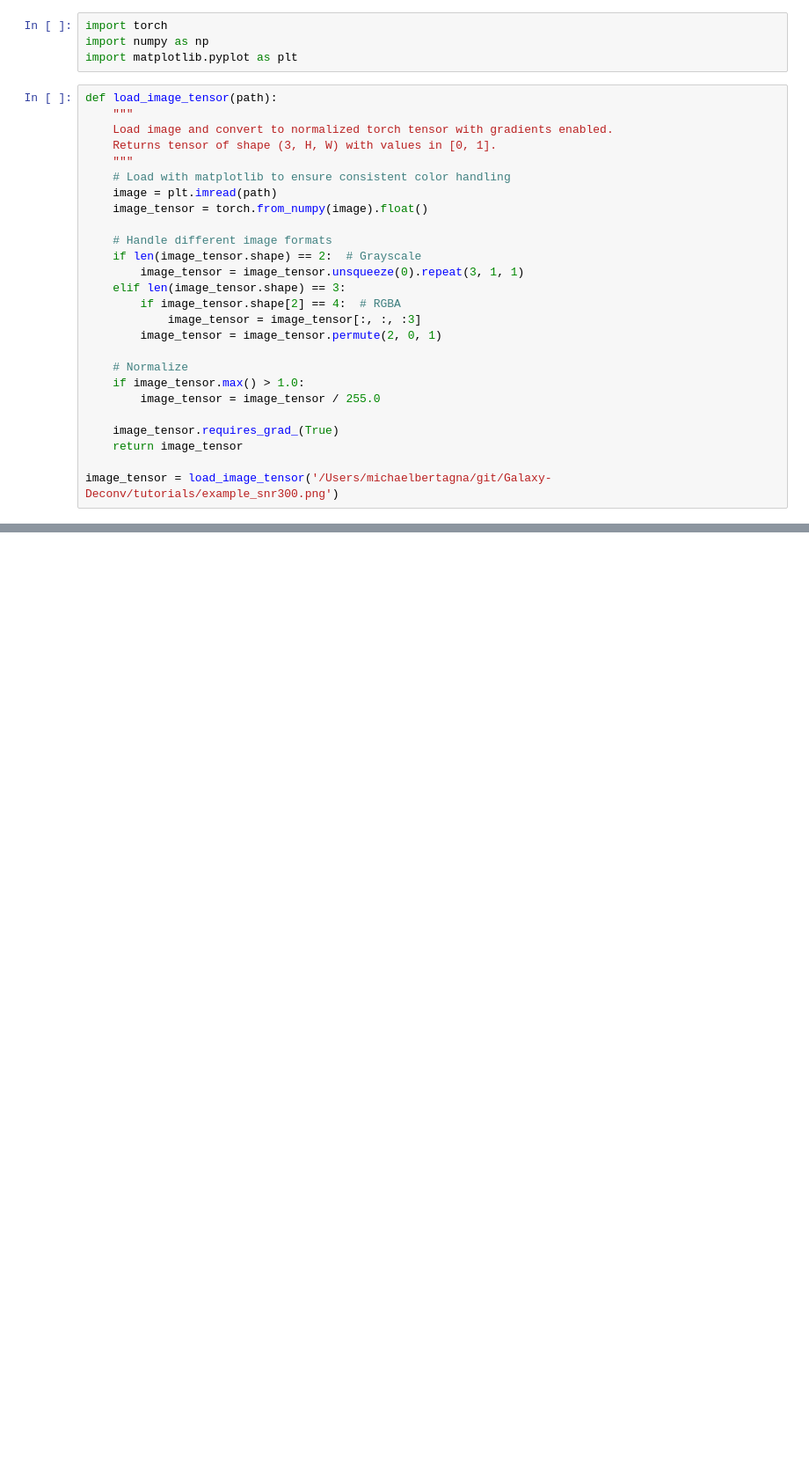
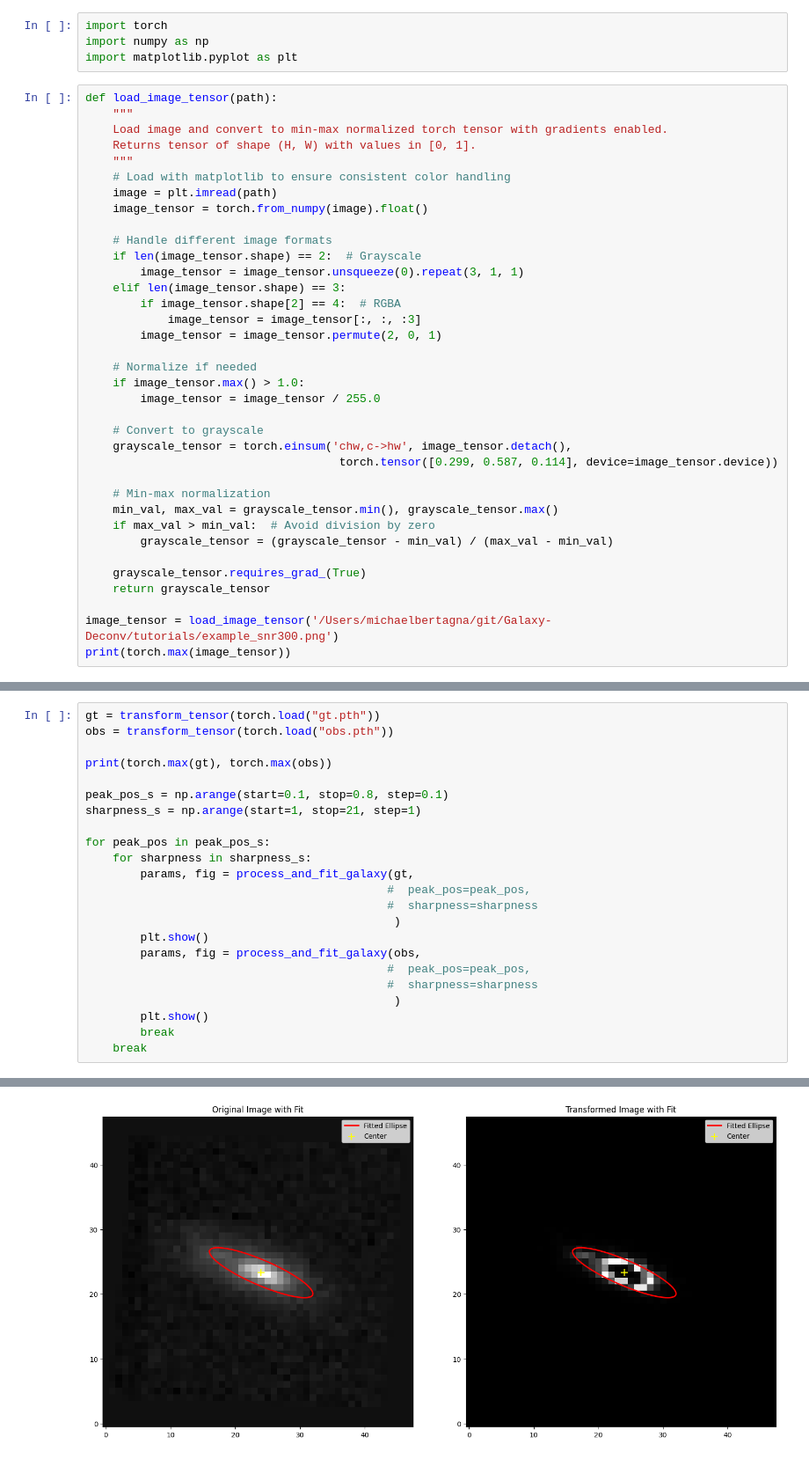
Before and after one commit to mbertagna/Galaxy-Deconv, a Jupyter notebook: tutorials/differentiable_ellipse_fit.ipynb, the cells around one changed output, grey strips where cells are left out. Shown at 88% size. Drawn from its saved outputs; the diff is of its cells as text; blank space fills up the shorter version.

```diff
--- a/tutorials/differentiable_ellipse_fit.ipynb
+++ b/tutorials/differentiable_ellipse_fit.ipynb
@@ -5,8 +5,8 @@ import matplotlib.pyplot as plt
 # %%
 def load_image_tensor(path):
     """
-    Load image and convert to normalized torch tensor with gradients enabled.
-    Returns tensor of shape (3, H, W) with values in [0, 1].
+    Load image and convert to min-max normalized torch tensor with gradients enabled.
+    Returns tensor of shape (H, W) with values in [0, 1].
     """
     # Load with matplotlib to ensure consistent color handling
     image = plt.imread(path)
@@ -20,11 +20,21 @@ def load_image_tensor(path):
             image_tensor = image_tensor[:, :, :3]
         image_tensor = image_tensor.permute(2, 0, 1)
 
-    # Normalize
+    # Normalize if needed
     if image_tensor.max() > 1.0:
         image_tensor = image_tensor / 255.0
 
-    image_tensor.requires_grad_(True)
-    return image_tensor
+    # Convert to grayscale
+    grayscale_tensor = torch.einsum('chw,c->hw', image_tensor.detach(),
+                                     torch.tensor([0.299, 0.587, 0.114], device=image_tensor.device))
+
+    # Min-max normalization
+    min_val, max_val = grayscale_tensor.min(), grayscale_tensor.max()
+    if max_val > min_val:  # Avoid division by zero
+        grayscale_tensor = (grayscale_tensor - min_val) / (max_val - min_val)
+
+    grayscale_tensor.requires_grad_(True)
+    return grayscale_tensor
 
 image_tensor = load_image_tensor('/Users/michaelbertagna/git/Galaxy-Deconv/tutorials/example_snr300.png')
+print(torch.max(image_tensor))
@@ -274,0 +308,24 @@ tensor([[ 2.0156e-09, -3.3836e-08, -9.5646e-07,  ..., -1.6189e-05,
+# %%
+gt = transform_tensor(torch.load("gt.pth"))
+obs = transform_tensor(torch.load("obs.pth"))
+
+print(torch.max(gt), torch.max(obs))
+
+peak_pos_s = np.arange(start=0.1, stop=0.8, step=0.1)
+sharpness_s = np.arange(start=1, stop=21, step=1)
+
+for peak_pos in peak_pos_s:
+    for sharpness in sharpness_s:
+        params, fig = process_and_fit_galaxy(gt,
+                                            #  peak_pos=peak_pos,
+                                            #  sharpness=sharpness
+                                             )
+        plt.show()
+        params, fig = process_and_fit_galaxy(obs,
+                                            #  peak_pos=peak_pos,
+                                            #  sharpness=sharpness
+                                             )
+        plt.show()
+        break
+    break
+# %% [output]
@@ -274,0 +333 @@ tensor([[ 2.0156e-09, -3.3836e-08, -9.5646e-07,  ..., -1.6189e-05,
+[figure, added]
```
Also changed, not shown: parts of 7 cells of this notebook.
